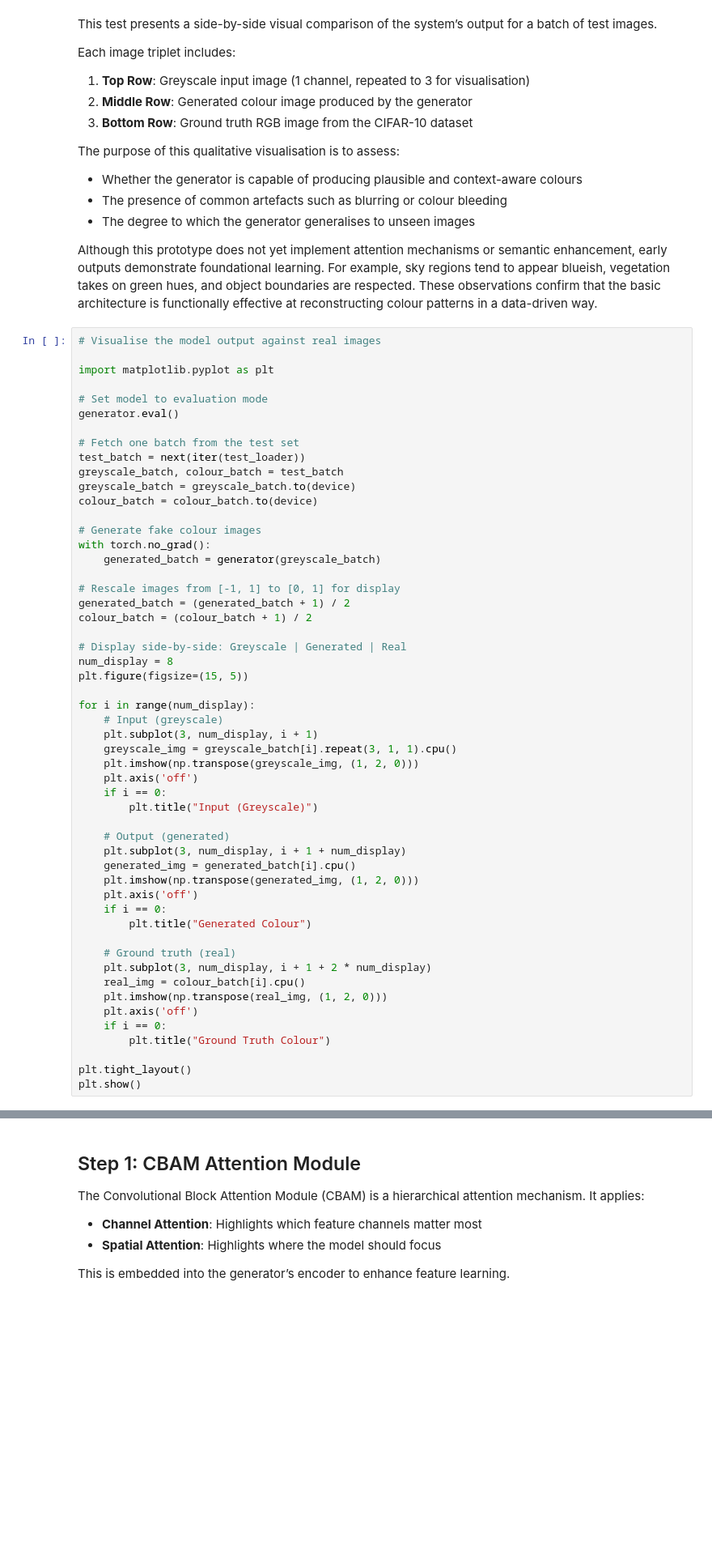
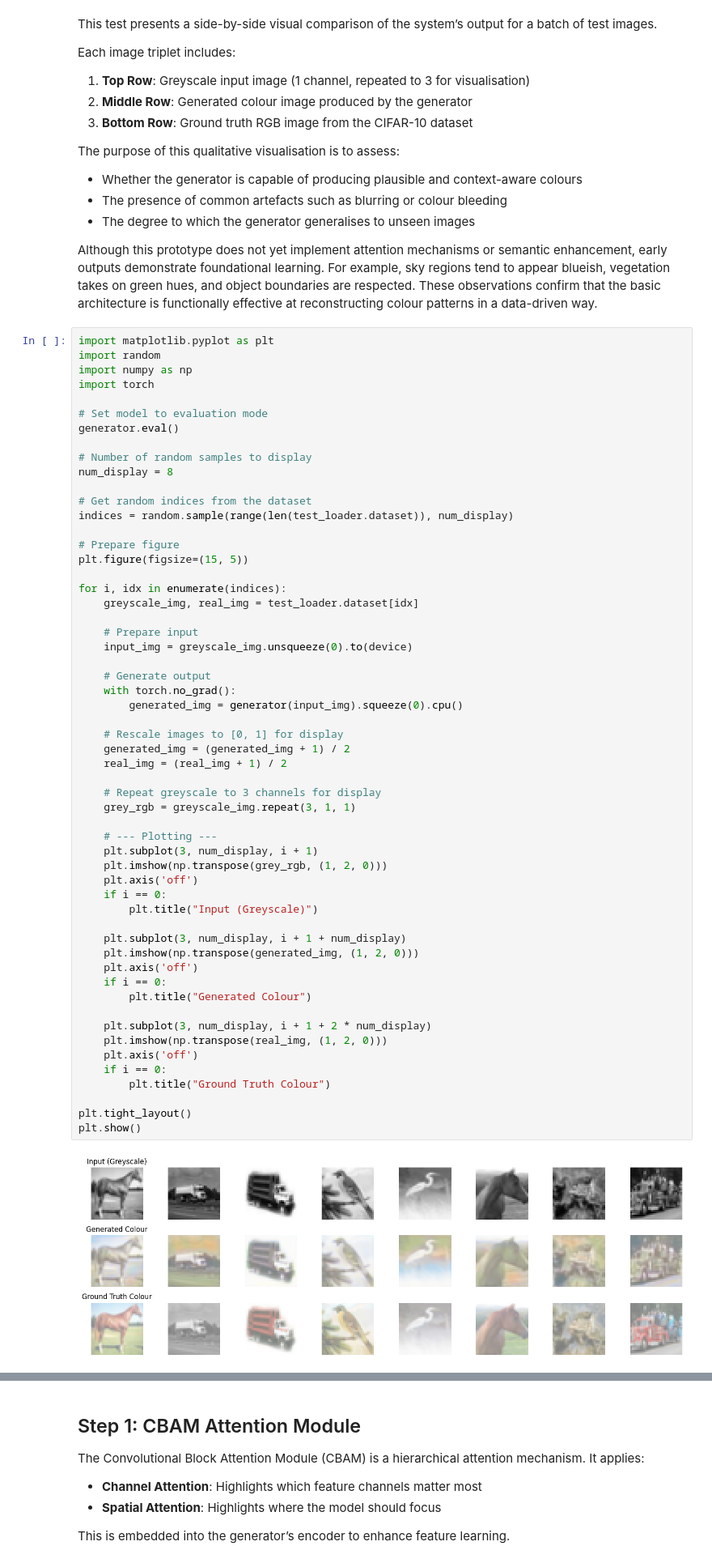
Before and after one commit to Ozan797/Grey-to-Colour, a Jupyter notebook: notebooks/model.ipynb, the cells around one changed output, grey strips where cells are left out. Shown at 81% size. Drawn from its saved outputs; the diff is of its cells as text; blank space fills up the shorter version.

```diff
--- a/notebooks/model.ipynb
+++ b/notebooks/model.ipynb
@@ -234,58 +254,63 @@ The purpose of this qualitative visualisation is to assess:
 
 Although this prototype does not yet implement attention mechanisms or semantic enhancement, early outputs demonstrate foundational learning. For example, sky regions tend to appear blueish, vegetation takes on green hues, and object boundaries are respected. These observations confirm that the basic architecture is functionally effective at reconstructing colour patterns in a data-driven way.
 # %%
-# Visualise the model output against real images
-
 import matplotlib.pyplot as plt
+import random
+import numpy as np
+import torch
 
 # Set model to evaluation mode
 generator.eval()
 
-# Fetch one batch from the test set
-test_batch = next(iter(test_loader))
-greyscale_batch, colour_batch = test_batch
-greyscale_batch = greyscale_batch.to(device)
-colour_batch = colour_batch.to(device)
+# Number of random samples to display
+num_display = 8
 
-# Generate fake colour images
-with torch.no_grad():
-    generated_batch = generator(greyscale_batch)
+# Get random indices from the dataset
+indices = random.sample(range(len(test_loader.dataset)), num_display)
 
-# Rescale images from [-1, 1] to [0, 1] for display
-generated_batch = (generated_batch + 1) / 2
-colour_batch = (colour_batch + 1) / 2
-
-# Display side-by-side: Greyscale | Generated | Real
-num_display = 8
+# Prepare figure
 plt.figure(figsize=(15, 5))
 
-for i in range(num_display):
-    # Input (greyscale)
+for i, idx in enumerate(indices):
+    greyscale_img, real_img = test_loader.dataset[idx]
+
+    # Prepare input
+    input_img = greyscale_img.unsqueeze(0).to(device)
+
+    # Generate output
+    with torch.no_grad():
+        generated_img = generator(input_img).squeeze(0).cpu()
+
+    # Rescale images to [0, 1] for display
+    generated_img = (generated_img + 1) / 2
+    real_img = (real_img + 1) / 2
+
+    # Repeat greyscale to 3 channels for display
+    grey_rgb = greyscale_img.repeat(3, 1, 1)
+
+    # --- Plotting ---
     plt.subplot(3, num_display, i + 1)
-    greyscale_img = greyscale_batch[i].repeat(3, 1, 1).cpu()
-    plt.imshow(np.transpose(greyscale_img, (1, 2, 0)))
+    plt.imshow(np.transpose(grey_rgb, (1, 2, 0)))
     plt.axis('off')
     if i == 0:
         plt.title("Input (Greyscale)")
 
-    # Output (generated)
     plt.subplot(3, num_display, i + 1 + num_display)
-    generated_img = generated_batch[i].cpu()
     plt.imshow(np.transpose(generated_img, (1, 2, 0)))
     plt.axis('off')
     if i == 0:
         plt.title("Generated Colour")
 
-    # Ground truth (real)
     plt.subplot(3, num_display, i + 1 + 2 * num_display)
-    real_img = colour_batch[i].cpu()
     plt.imshow(np.transpose(real_img, (1, 2, 0)))
     plt.axis('off')
     if i == 0:
         plt.title("Ground Truth Colour")
 
 plt.tight_layout()
 plt.show()
+# %% [output]
+[figure, added]
 # %% [markdown]
 ## Test 2: Quantitative Evaluation – SSIM (Structural Similarity Index Measure)
 
```
Also changed, not shown: parts of 12 cells of this notebook, 14 other files.
